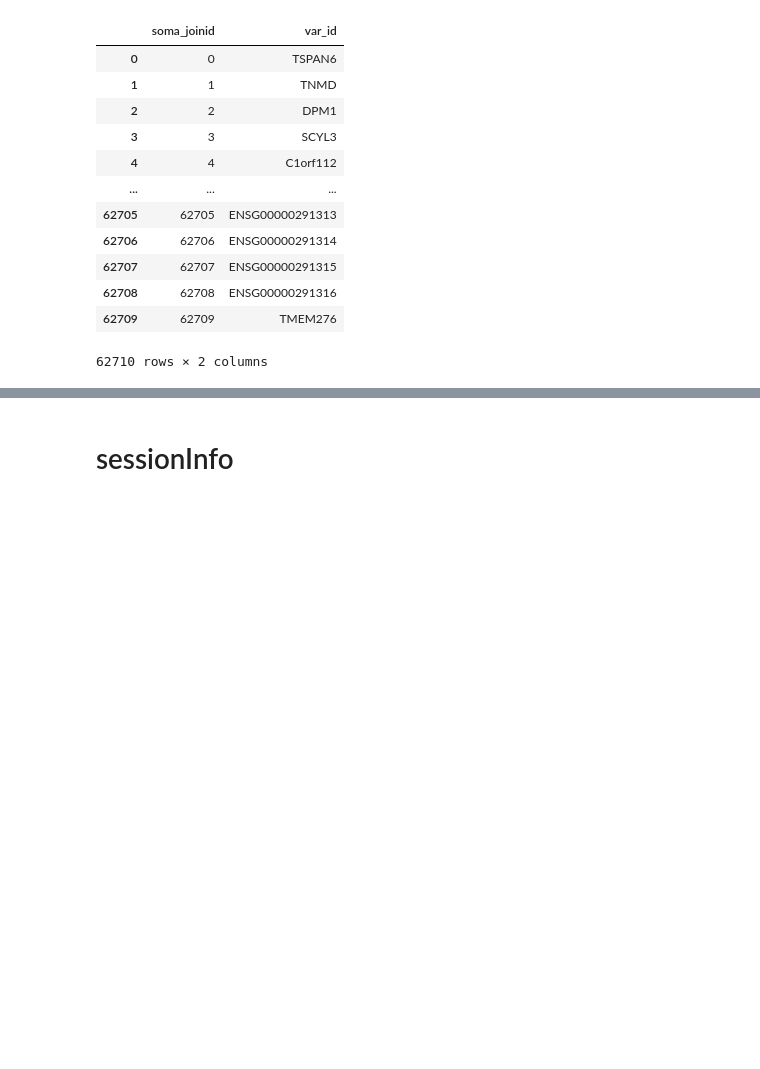
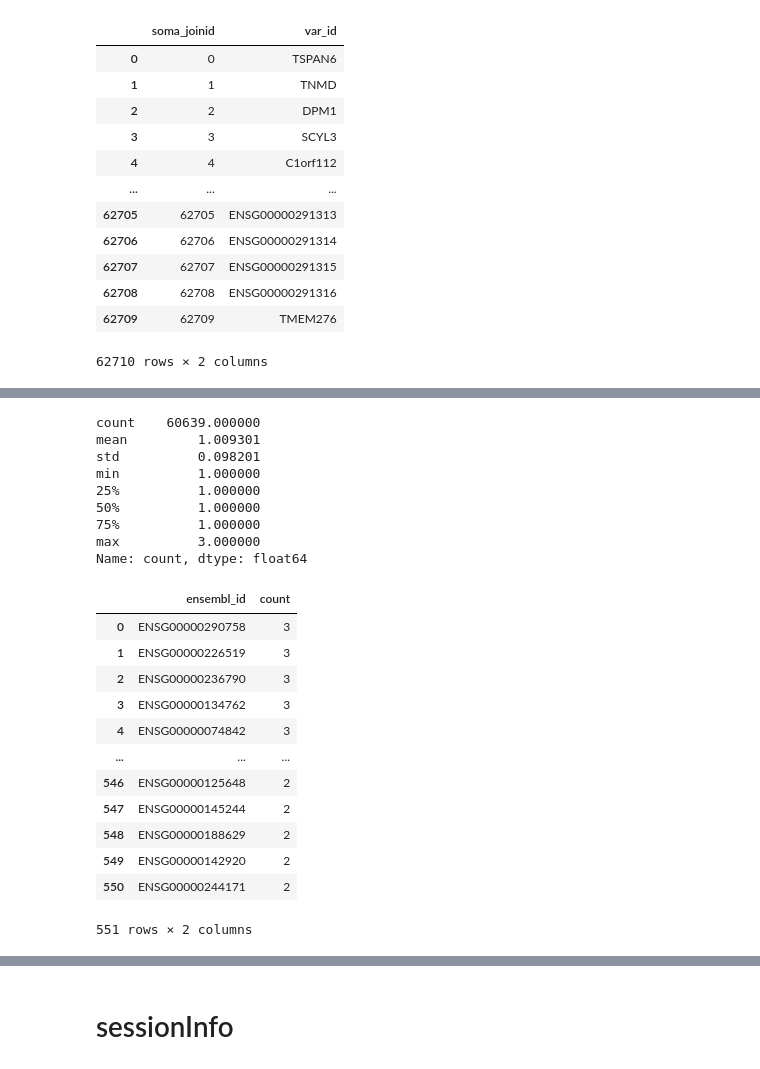
Before and after one commit to bioinfo-tsukuba/scRecounter, a Jupyter notebook: notebooks/tiledb/tahoe-100_create.ipynb, the cells around one changed output, grey strips where cells are left out. Drawn from its saved outputs; the diff is of its cells as text; code cells hidden in the pictures; blank space fills up the shorter version.

```diff
--- a/notebooks/tiledb/tahoe-100.ipynb
+++ b/notebooks/tiledb/tahoe-100_create.ipynb
@@ -531,0 +479,29 @@ len([x for x in df["var_id"].tolist() if not x.startswith("ENSG")])
+# %%
+# occurences of ensembl ids
+ensembl_ids_s = ensembl_ids["ensembl_id"].value_counts().reset_index()
+
+print(ensembl_ids_s["count"].describe())
+ensembl_ids_s[ensembl_ids_s["count"] > 1]
+# %% [output]
+count    60639.000000
+mean         1.009301
+std          0.098201
+min          1.000000
+25%          1.000000
+50%          1.000000
+75%          1.000000
+max          3.000000
+Name: count, dtype: float64
+|  | ensembl_id | count |
+| 0 | ENSG00000290758 | 3 |
+| 1 | ENSG00000226519 | 3 |
+| 2 | ENSG00000236790 | 3 |
+| 3 | ENSG00000134762 | 3 |
+| 4 | ENSG00000074842 | 3 |
+| ... | ... | ... |
+| 546 | ENSG00000125648 | 2 |
+| 547 | ENSG00000145244 | 2 |
+| 548 | ENSG00000188629 | 2 |
+| 549 | ENSG00000142920 | 2 |
+| 550 | ENSG00000244171 | 2 |
+551 rows × 2 columns
```
Also changed, not shown: parts of 13 cells of this notebook, 6 other files.
